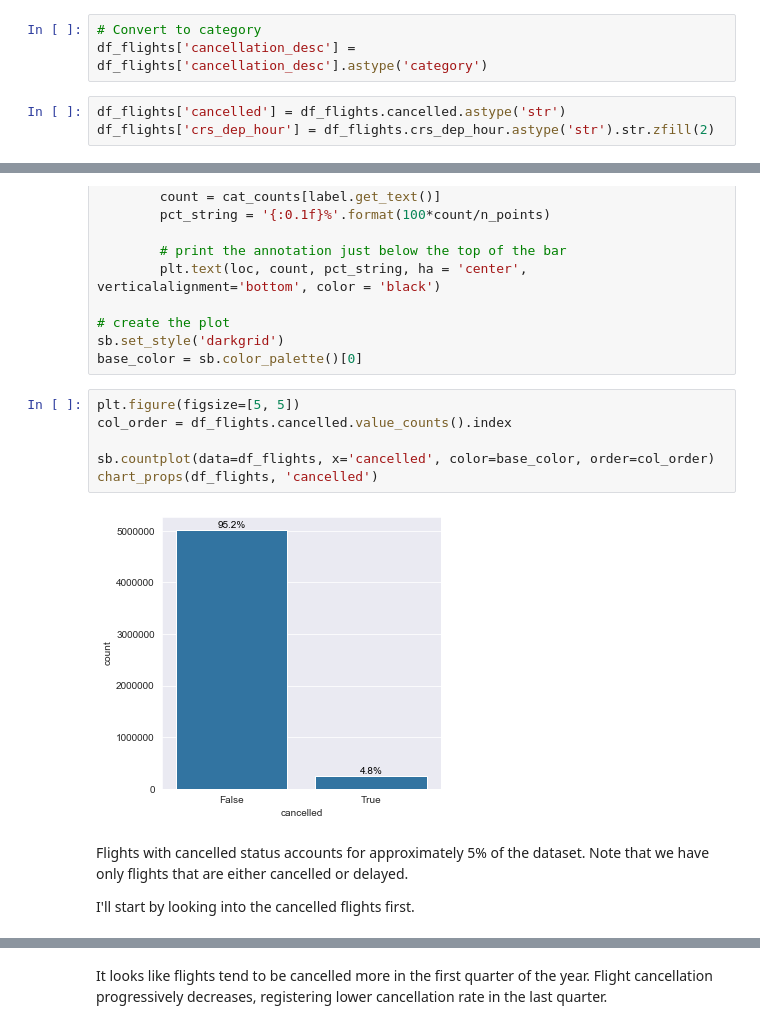
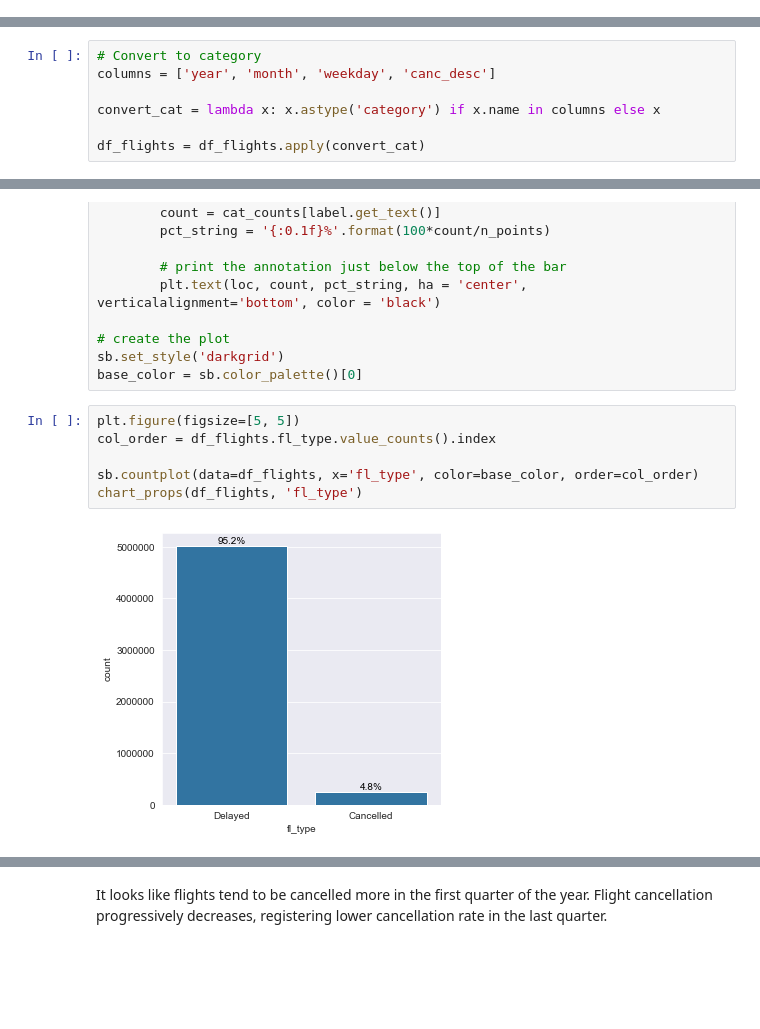
Before and after one commit to thaysmartinez/flights-data-exploration, a Jupyter notebook: exploration_template.ipynb, the cells around one changed output, grey strips where cells are left out. Cells and saved outputs as stored; diff of their text form; blank space fills up the shorter version.

```diff
--- a/exploration_template.ipynb
+++ b/exploration_template.ipynb
@@ -17,9 +17,3 @@ from datetime import datetime
 # %%
 # Load dataset into a pandas DataFrame
 df_flights = pd.read_csv('flights.csv', low_memory=False)
-# %%
-# Convert to category
-df_flights['cancellation_desc'] = df_flights['cancellation_desc'].astype('category')
-# %%
-df_flights['cancelled'] = df_flights.cancelled.astype('str')
-df_flights['crs_dep_hour'] = df_flights.crs_dep_hour.astype('str').str.zfill(2)
@@ -26,3 +43,10 @@ df_flights['crs_dep_hour'] = df_flights.crs_dep_hour.astype('str').str.zfill(2)
+# %%
+# Convert to category
+columns = ['year', 'month', 'weekday', 'canc_desc']
+
+convert_cat = lambda x: x.astype('category') if x.name in columns else x
+
+df_flights = df_flights.apply(convert_cat)
 # %%
 df_flights.head()
 # %% [output]
@@ -134,13 +134,9 @@ sb.set_style('darkgrid')
 base_color = sb.color_palette()[0]
 # %%
 plt.figure(figsize=[5, 5])
-col_order = df_flights.cancelled.value_counts().index
+col_order = df_flights.fl_type.value_counts().index
 
-sb.countplot(data=df_flights, x='cancelled', color=base_color, order=col_order)
-chart_props(df_flights, 'cancelled')
+sb.countplot(data=df_flights, x='fl_type', color=base_color, order=col_order)
+chart_props(df_flights, 'fl_type')
 # %% [output]
-[figure, old version]
+[figure, new version]
-# %% [markdown]
-Flights with cancelled status accounts for approximately 5% of the dataset. Note that we have only flights that are either cancelled or delayed.
-
-I'll start by looking into the cancelled flights first.
```
Also changed, not shown: parts of 21 cells of this notebook.
